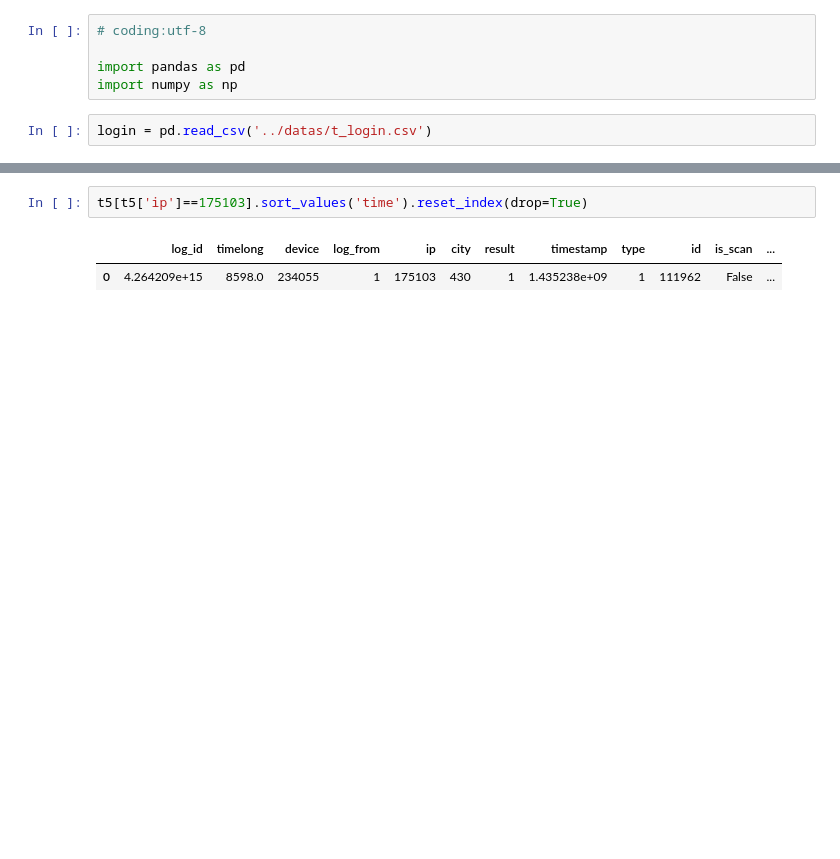
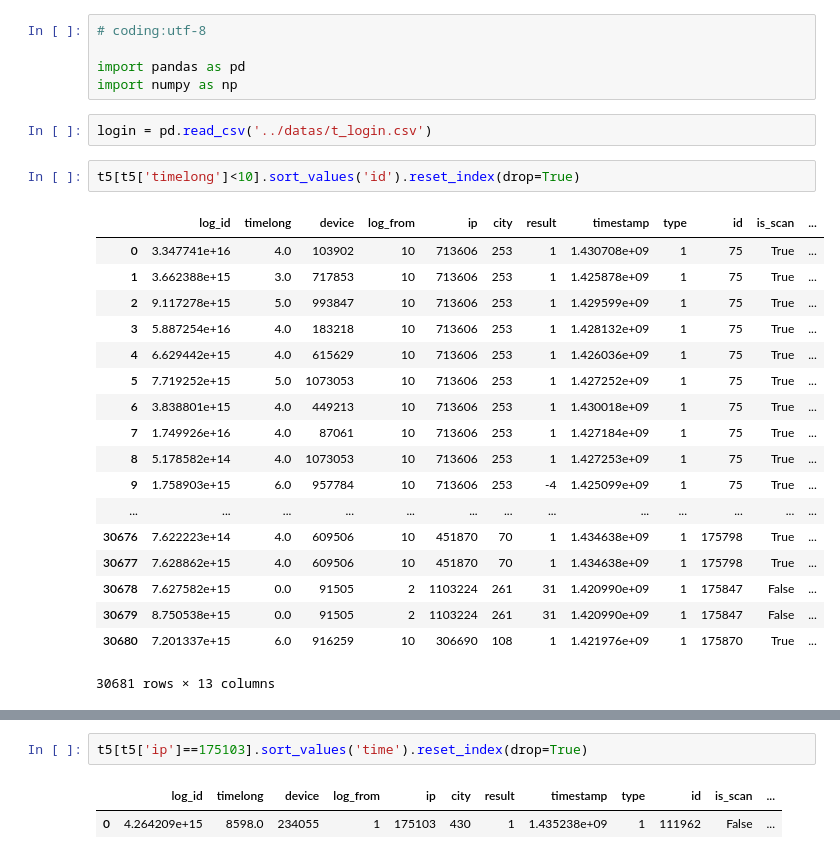
Before and after one commit to hadoop73/jdd, a Jupyter notebook: codes/tlogin.ipynb, the cells around one changed output, grey strips where cells are left out. Drawn from its saved outputs; the diff is of its cells as text; blank space fills up the shorter version.

```diff
--- a/codes/tlogin.ipynb
+++ b/codes/tlogin.ipynb
@@ -5,6 +5,27 @@ import pandas as pd
 import numpy as np
 # %%
 login = pd.read_csv('../datas/t_login.csv')
+# %%
+t5[t5['timelong']<10].sort_values('id').reset_index(drop=True)
+# %% [output]
+|  | log_id | timelong | device | log_from | ip | city | result | timestamp | type | id | is_scan | ... |
+| 0 | 3.347741e+16 | 4.0 | 103902 | 10 | 713606 | 253 | 1 | 1.430708e+09 | 1 | 75 | True | ... |
+| 1 | 3.662388e+15 | 3.0 | 717853 | 10 | 713606 | 253 | 1 | 1.425878e+09 | 1 | 75 | True | ... |
+| 2 | 9.117278e+15 | 5.0 | 993847 | 10 | 713606 | 253 | 1 | 1.429599e+09 | 1 | 75 | True | ... |
+| 3 | 5.887254e+16 | 4.0 | 183218 | 10 | 713606 | 253 | 1 | 1.428132e+09 | 1 | 75 | True | ... |
+| 4 | 6.629442e+15 | 4.0 | 615629 | 10 | 713606 | 253 | 1 | 1.426036e+09 | 1 | 75 | True | ... |
+| 5 | 7.719252e+15 | 5.0 | 1073053 | 10 | 713606 | 253 | 1 | 1.427252e+09 | 1 | 75 | True | ... |
+| 6 | 3.838801e+15 | 4.0 | 449213 | 10 | 713606 | 253 | 1 | 1.430018e+09 | 1 | 75 | True | ... |
+| 7 | 1.749926e+16 | 4.0 | 87061 | 10 | 713606 | 253 | 1 | 1.427184e+09 | 1 | 75 | True | ... |
+| 8 | 5.178582e+14 | 4.0 | 1073053 | 10 | 713606 | 253 | 1 | 1.427253e+09 | 1 | 75 | True | ... |
+| 9 | 1.758903e+15 | 6.0 | 957784 | 10 | 713606 | 253 | -4 | 1.425099e+09 | 1 | 75 | True | ... |
+| ... | ... | ... | ... | ... | ... | ... | ... | ... | ... | ... | ... | ... |
+| 30676 | 7.622223e+14 | 4.0 | 609506 | 10 | 451870 | 70 | 1 | 1.434638e+09 | 1 | 175798 | True | ... |
+| 30677 | 7.628862e+15 | 4.0 | 609506 | 10 | 451870 | 70 | 1 | 1.434638e+09 | 1 | 175798 | True | ... |
+| 30678 | 7.627582e+15 | 0.0 | 91505 | 2 | 1103224 | 261 | 31 | 1.420990e+09 | 1 | 175847 | False | ... |
+| 30679 | 8.750538e+15 | 0.0 | 91505 | 2 | 1103224 | 261 | 31 | 1.420990e+09 | 1 | 175847 | False | ... |
+| 30680 | 7.201337e+15 | 6.0 | 916259 | 10 | 306690 | 108 | 1 | 1.421976e+09 | 1 | 175870 | True | ... |
+30681 rows × 13 columns
 # %%
 t5 = login[(login['time']<'2015-07-01 13:00:29.0')]
 #t5 = t5[(t5['time']>'2015-06-01 00:43:43.0')]
```
Also changed, not shown: parts of 2 cells of this notebook.
